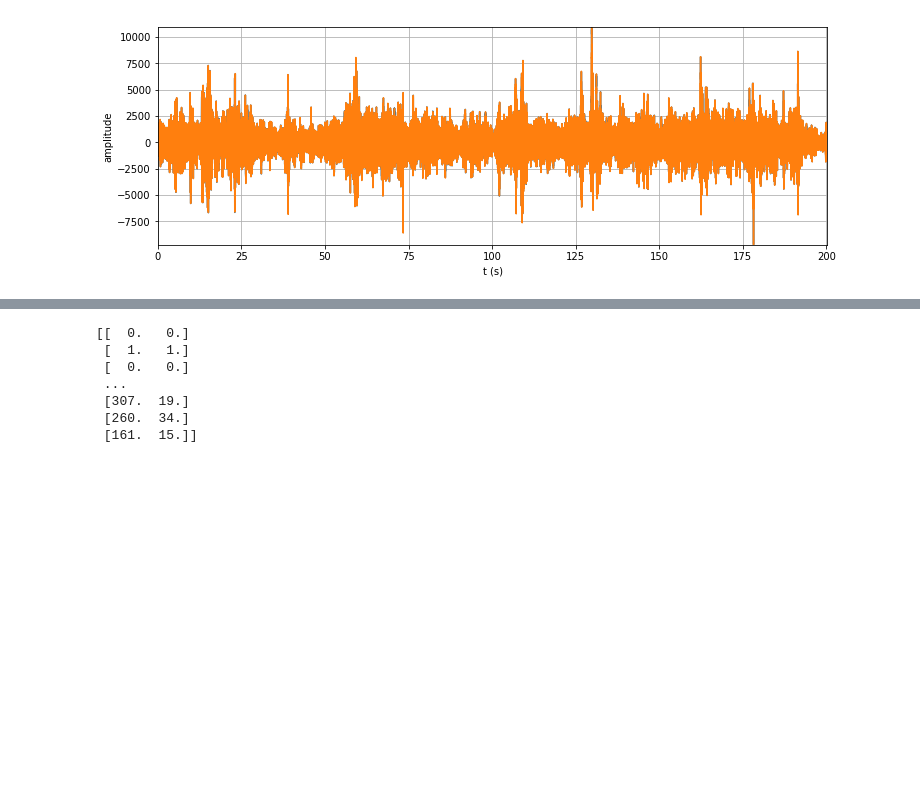
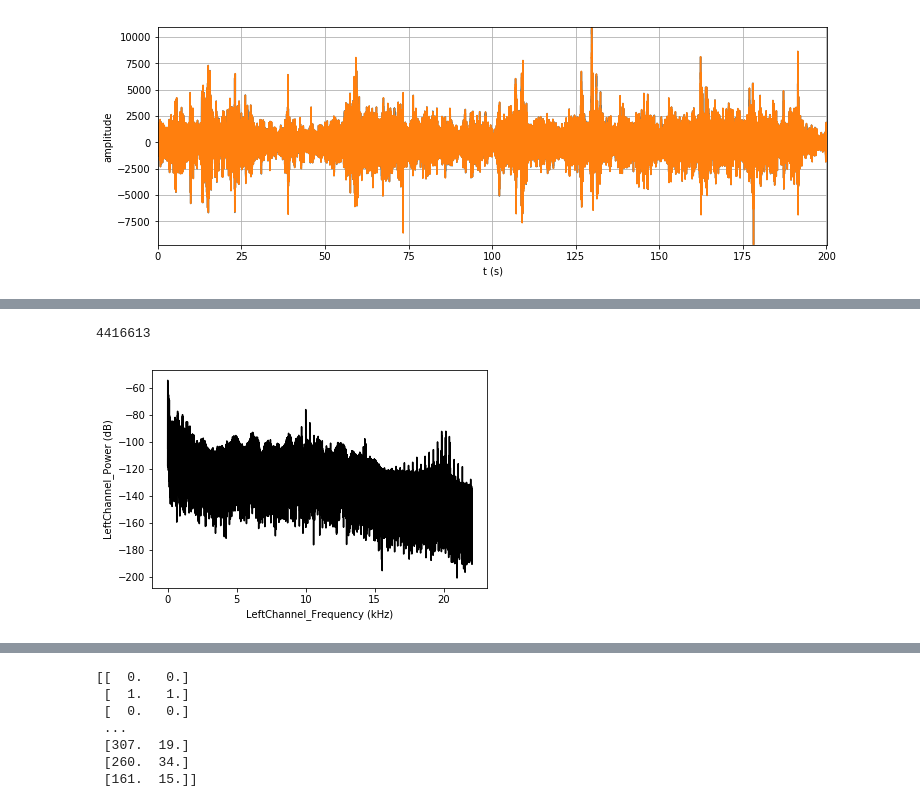
Before and after one commit to M1-2018-TraitementSignal/EncDecMP3, a Jupyter notebook: App.ipynb, the cells around one changed output, grey strips where cells are left out. Drawn from its saved outputs; the diff is of its cells as text; code cells hidden in the pictures; blank space fills up the shorter version.

```diff
--- a/App.ipynb
+++ b/App.ipynb
@@ -128,0 +133,80 @@ axis([0,50000,0,1])
+# %%
+#Test en séparant les 2 canaux stéréo
+#Fonctionne !!!!!!
+def plot(file_name):
+
+    sampFreq, snd = scipy.io.wavfile.read(file_name)
+
+    snd = snd / (2.**15) #convert sound array to float pt. values
+
+    s1 = snd[:,0] #left channel
+
+    s2 = snd[:,1] #right channel
+
+    n = len(s1)
+    p = fft.fft(s1) # take the fourier transform of left channel
+
+    m = len(s2)
+    p2 = fft.fft(s2) # take the fourier transform of right channel
+
+    nUniquePts = int(ceil((n+1)/2.0))
+    print(nUniquePts)
+    p = p[0:nUniquePts]
+    p = abs(p)
+
+    mUniquePts = int(ceil((m+1)/2.0))
+    p2 = p2[0:mUniquePts]
+    p2 = abs(p2)
+
+    #'''
+    #Left Channel
+    #'''
+    p = p / float(n) # scale by the number of points so that
+                     # the magnitude does not depend on the length
+                     # of the signal or on its sampling frequency
+    p = p**2  # square it to get the power
+
+
+
+
+# multiply by two (see technical document for details)
+# odd nfft excludes Nyquist point
+    if n % 2 > 0: # we've got odd number of points fft
+        p[1:len(p)] = p[1:len(p)] * 2
+    else:
+        p[1:len(p) -1] = p[1:len(p) - 1] * 2 # we've got even number of points fft
+
+    freqArray = arange(0, nUniquePts, 1.0) * (sampFreq / n);
+    plt.plot(freqArray/1000, 10*log10(p), color='k')
+    plt.xlabel('LeftChannel_Frequency (kHz)')
+    plt.ylabel('LeftChannel_Power (dB)')
+    plt.show()
+
+    #'''
+    #Right Channel
+    #'''
+    p2 = p2 / float(m) # scale by the number of points so that
+             # the magnitude does not depend on the length
+             # of the signal or on its sampling frequency
+    p2 = p2**2  # square it to get the power
+
+
+
+
+    # multiply by two (see technical document for details)
+    # odd nfft excludes Nyquist point
+    if m % 2 > 0: # we've got odd number of points fft
+         p2[1:len(p2)] = p2[1:len(p2)] * 2
+    else:
+         p2[1:len(p2) -1] = p2[1:len(p2) - 1] * 2 # we've got even number of points fft
+
+    freqArray2 = arange(0, mUniquePts, 1.0) * (sampFreq / m);
+    plt.plot(freqArray2/1000, 10*log10(p2), color='k')
+    plt.xlabel('RightChannel_Frequency (kHz)')
+    plt.ylabel('RightChannel_Power (dB)')
+    plt.show()
+
+plot("test.wav")
+# %% [output]
+4416613
+[figure, added]
```
Also changed, not shown: parts of 4 cells of this notebook.
